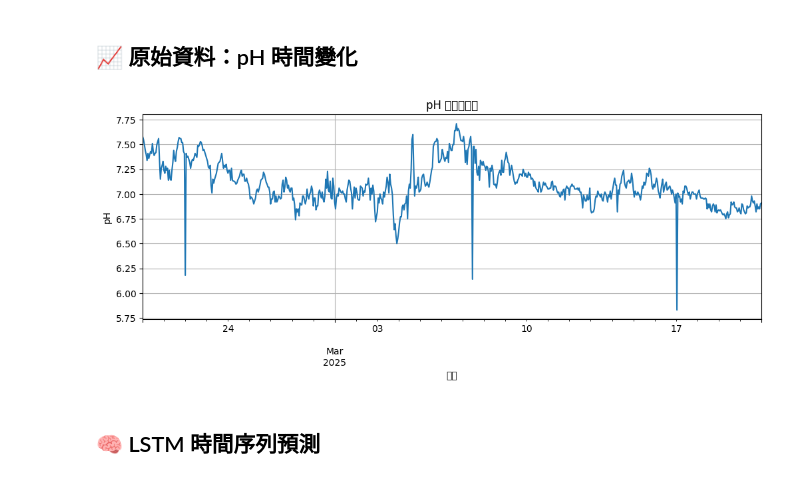
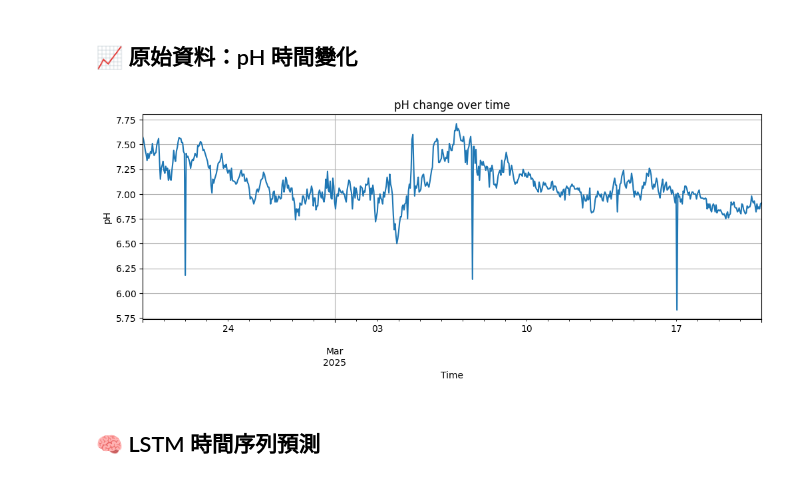
Before and after one commit to mb1h0101/MB1H0101, a Jupyter notebook: 環境資料深度學習整合_含pH分析.ipynb, the cells around one changed output. Cells and saved outputs as stored; diff of their text form; code cells hidden in the pictures.

```diff
--- a/環境資料深度學習整合_含pH分析.ipynb
+++ b/環境資料深度學習整合_含pH分析.ipynb
@@ -39,15 +39,16 @@ X_train, X_test, y_train, y_test = train_test_split(X, y, test_size=0.2, shuffle
 # %% [markdown]
 ## 📈 原始資料：pH 時間變化
 # %%
+
 plt.figure(figsize=(12,4))
 df['IM13570 - pH'].plot()
-plt.title('pH 值時間變化')
-plt.xlabel('時間')
+plt.title('pH change over time')
+plt.xlabel('Time')
 plt.ylabel('pH')
 plt.grid(True)
 plt.show()
 # %% [output]
-[figure, old version]
+[figure, new version]
 # %% [markdown]
 ## 🧠 LSTM 時間序列預測
 # %%
```
Also changed, not shown: parts of 5 cells of this notebook.
